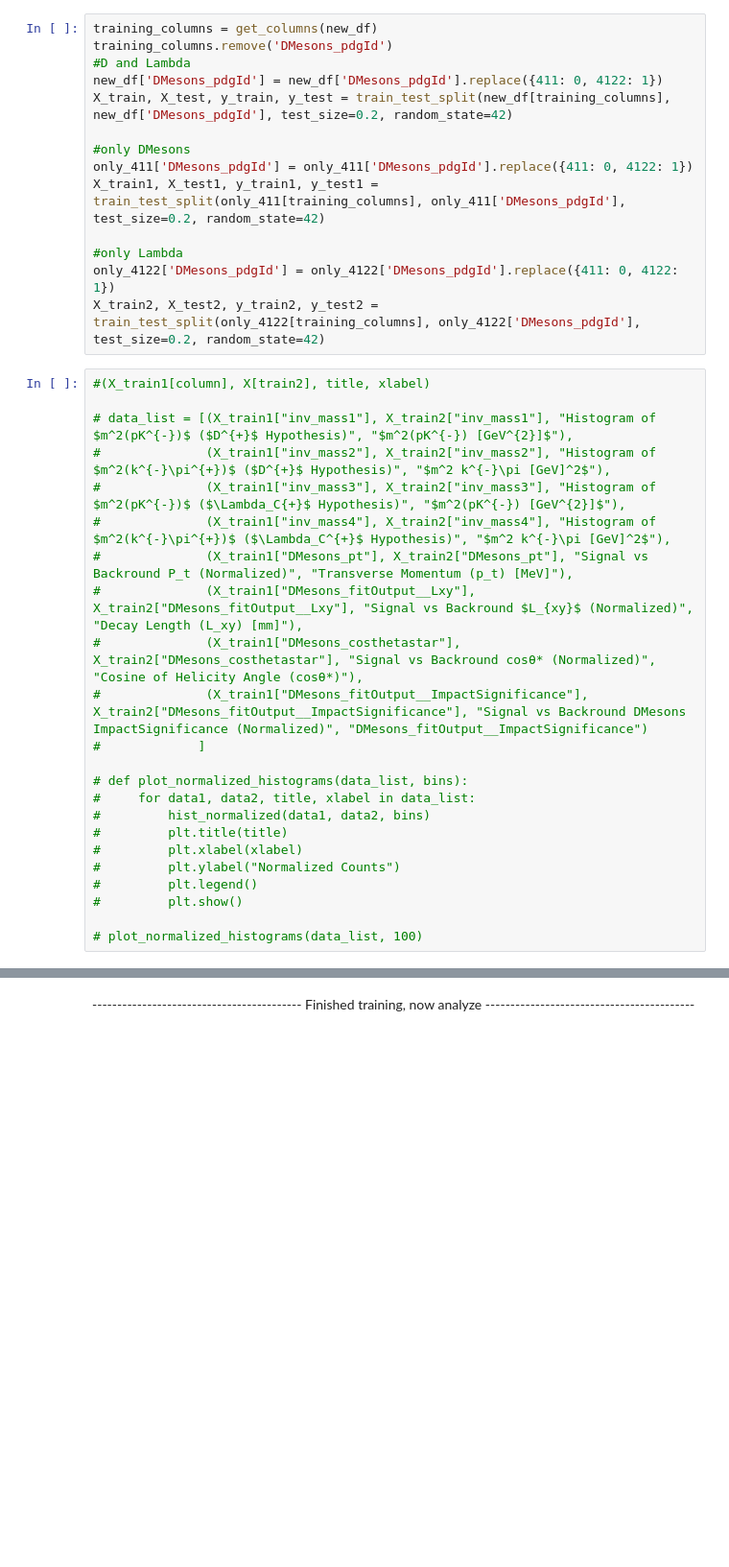
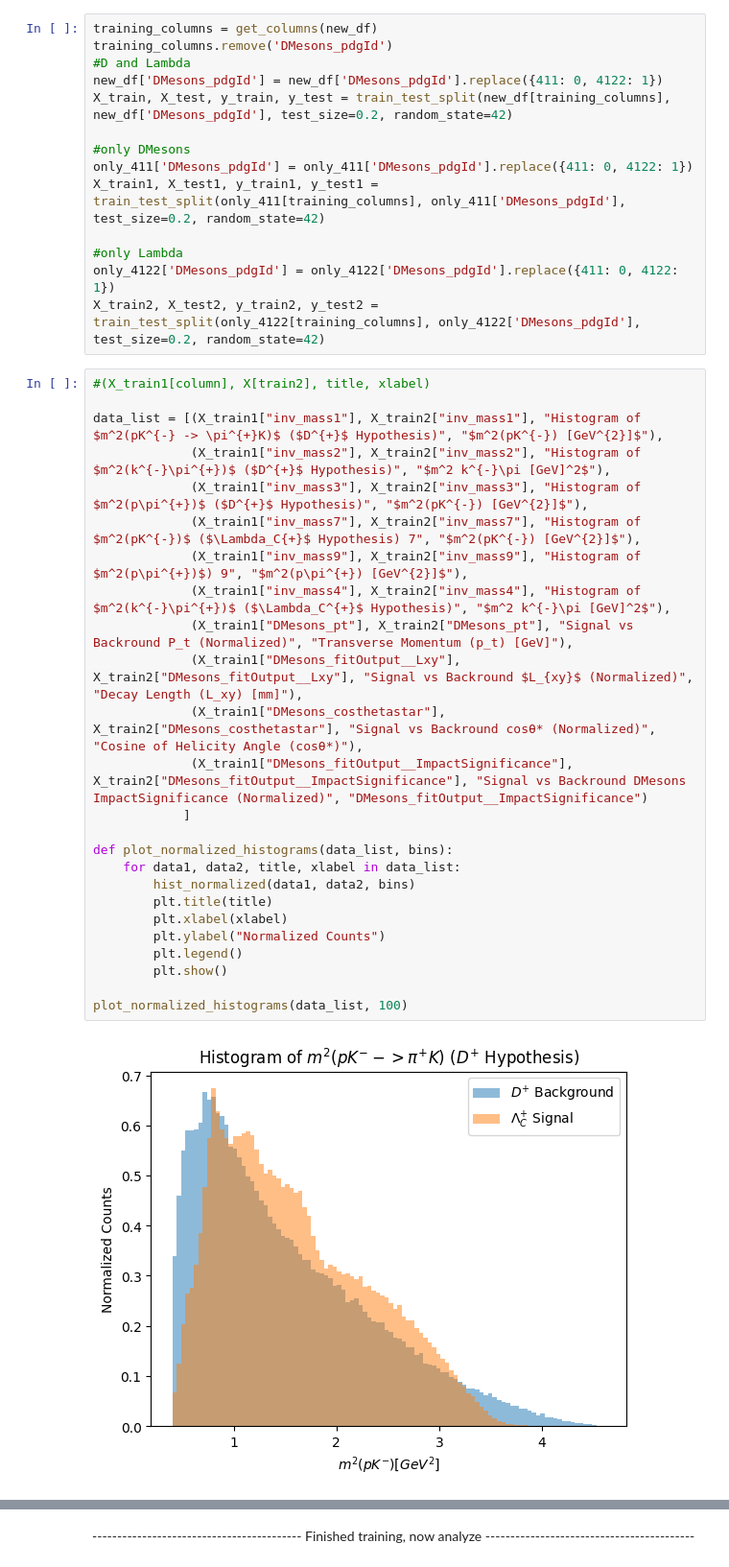
Before and after one commit to GitGup/ATLAS_DNN, a Jupyter notebook: MC_DNN.ipynb, the cells around one changed output, grey strips where cells are left out. Shown at 96% size. Saved outputs shown, nothing was run; the diff lists cells and outputs as text; blank space fills up the shorter version.

```diff
--- a/MC_DNN.ipynb
+++ b/MC_DNN.ipynb
@@ -601,23 +603,27 @@ X_train2, X_test2, y_train2, y_test2 = train_test_split(only_4122[training_colum
 # %%
 #(X_train1[column], X[train2], title, xlabel)
 
-# data_list = [(X_train1["inv_mass1"], X_train2["inv_mass1"], "Histogram of $m^2(pK^{-})$ ($D^{+}$ Hypothesis)", "$m^2(pK^{-}) [GeV^{2}]$"),
-#              (X_train1["inv_mass2"], X_train2["inv_mass2"], "Histogram of $m^2(k^{-}\pi^{+})$ ($D^{+}$ Hypothesis)", "$m^2 k^{-}\pi [GeV]^2$"),
-#              (X_train1["inv_mass3"], X_train2["inv_mass3"], "Histogram of $m^2(pK^{-})$ ($\Lambda_C{+}$ Hypothesis)", "$m^2(pK^{-}) [GeV^{2}]$"),
-#              (X_train1["inv_mass4"], X_train2["inv_mass4"], "Histogram of $m^2(k^{-}\pi^{+})$ ($\Lambda_C^{+}$ Hypothesis)", "$m^2 k^{-}\pi [GeV]^2$"),
-#              (X_train1["DMesons_pt"], X_train2["DMesons_pt"], "Signal vs Backround P_t (Normalized)", "Transverse Momentum (p_t) [MeV]"),
-#              (X_train1["DMesons_fitOutput__Lxy"], X_train2["DMesons_fitOutput__Lxy"], "Signal vs Backround $L_{xy}$ (Normalized)", "Decay Length (L_xy) [mm]"),
-#              (X_train1["DMesons_costhetastar"], X_train2["DMesons_costhetastar"], "Signal vs Backround cosθ* (Normalized)", "Cosine of Helicity Angle (cosθ*)"),
-#              (X_train1["DMesons_fitOutput__ImpactSignificance"], X_train2["DMesons_fitOutput__ImpactSignificance"], "Signal vs Backround DMesons ImpactSignificance (Normalized)", "DMesons_fitOutput__ImpactSignificance")
-#             ]
+data_list = [(X_train1["inv_mass1"], X_train2["inv_mass1"], "Histogram of $m^2(pK^{-} -> \pi^{+}K)$ ($D^{+}$ Hypothesis)", "$m^2(pK^{-}) [GeV^{2}]$"),
+             (X_train1["inv_mass2"], X_train2["inv_mass2"], "Histogram of $m^2(k^{-}\pi^{+})$ ($D^{+}$ Hypothesis)", "$m^2 k^{-}\pi [GeV]^2$"),
+             (X_train1["inv_mass3"], X_train2["inv_mass3"], "Histogram of $m^2(p\pi^{+})$ ($D^{+}$ Hypothesis)", "$m^2(pK^{-}) [GeV^{2}]$"),
+             (X_train1["inv_mass7"], X_train2["inv_mass7"], "Histogram of $m^2(pK^{-})$ ($\Lambda_C{+}$ Hypothesis) 7", "$m^2(pK^{-}) [GeV^{2}]$"),
+             (X_train1["inv_mass9"], X_train2["inv_mass9"], "Histogram of $m^2(p\pi^{+})$) 9", "$m^2(p\pi^{+}) [GeV^{2}]$"),
+             (X_train1["inv_mass4"], X_train2["inv_mass4"], "Histogram of $m^2(k^{-}\pi^{+})$ ($\Lambda_C^{+}$ Hypothesis)", "$m^2 k^{-}\pi [GeV]^2$"),
+             (X_train1["DMesons_pt"], X_train2["DMesons_pt"], "Signal vs Backround P_t (Normalized)", "Transverse Momentum (p_t) [GeV]"),
+             (X_train1["DMesons_fitOutput__Lxy"], X_train2["DMesons_fitOutput__Lxy"], "Signal vs Backround $L_{xy}$ (Normalized)", "Decay Length (L_xy) [mm]"),
+             (X_train1["DMesons_costhetastar"], X_train2["DMesons_costhetastar"], "Signal vs Backround cosθ* (Normalized)", "Cosine of Helicity Angle (cosθ*)"),
+             (X_train1["DMesons_fitOutput__ImpactSignificance"], X_train2["DMesons_fitOutput__ImpactSignificance"], "Signal vs Backround DMesons ImpactSignificance (Normalized)", "DMesons_fitOutput__ImpactSignificance")
+            ]
 
-# def plot_normalized_histograms(data_list, bins):
-#     for data1, data2, title, xlabel in data_list:
-#         hist_normalized(data1, data2, bins)
-#         plt.title(title)
-#         plt.xlabel(xlabel)
-#         plt.ylabel("Normalized Counts")
-#         plt.legend()
-#         plt.show()
+def plot_normalized_histograms(data_list, bins):
+    for data1, data2, title, xlabel in data_list:
+        hist_normalized(data1, data2, bins)
+        plt.title(title)
+        plt.xlabel(xlabel)
+        plt.ylabel("Normalized Counts")
+        plt.legend()
+        plt.show()
 
-# plot_normalized_histograms(data_list, 100)
+plot_normalized_histograms(data_list, 100)
+# %% [output]
+[figure, added]
```
Also changed, not shown: parts of 39 cells of this notebook.
